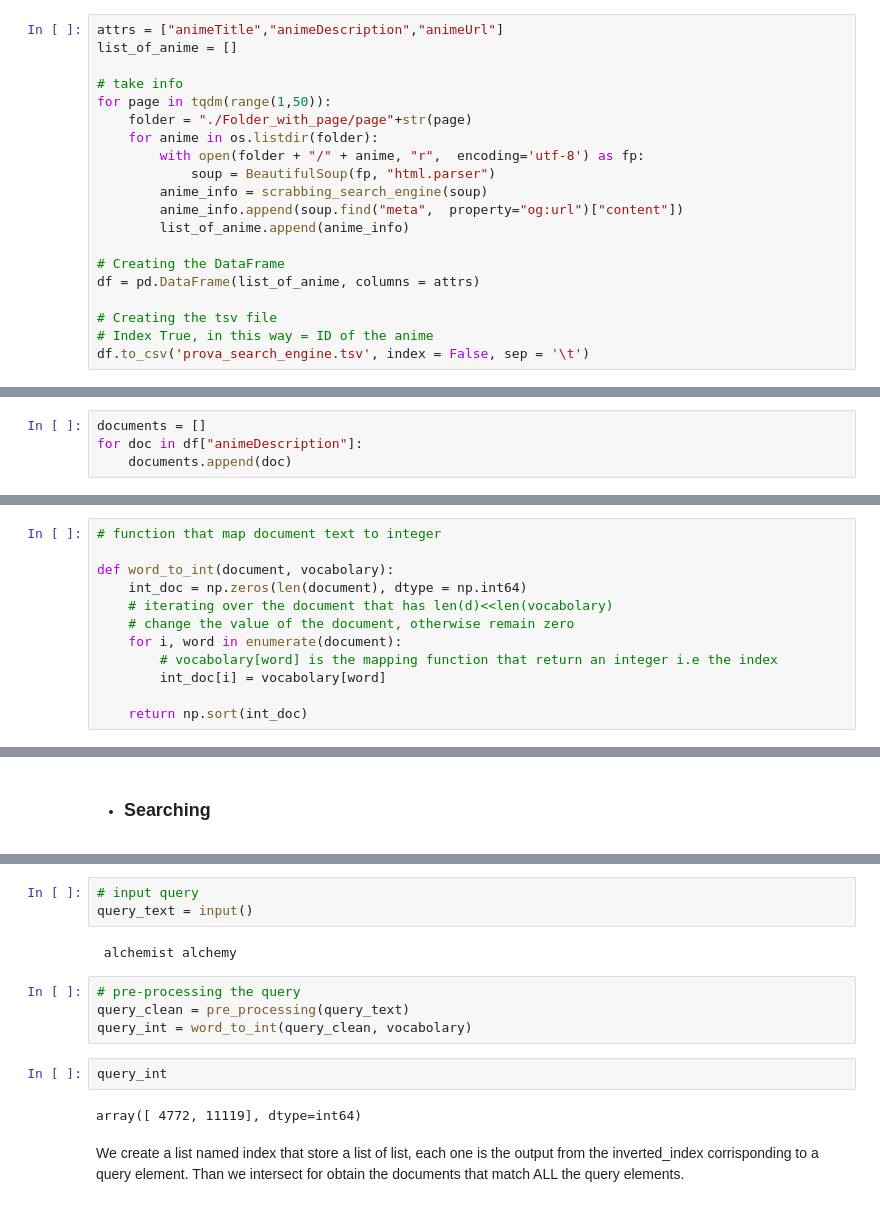
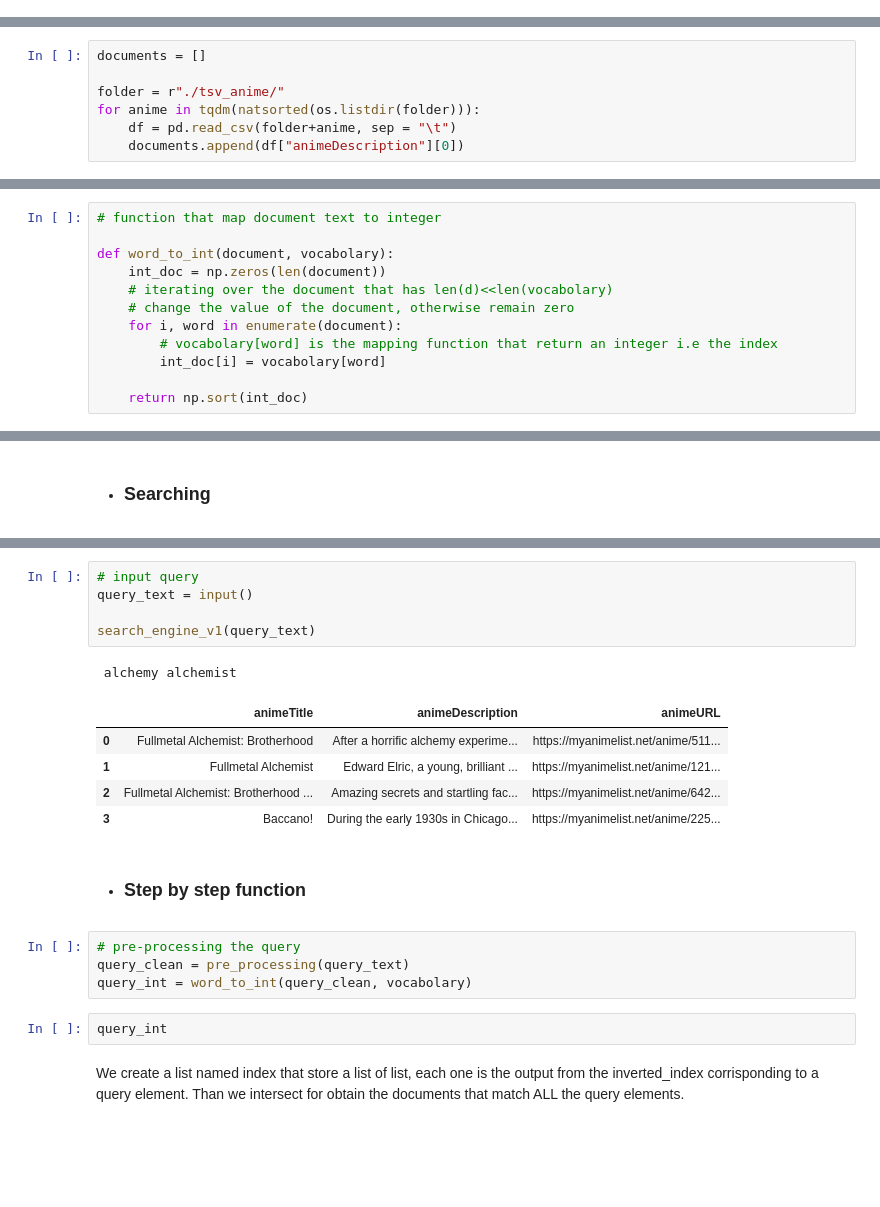
Before and after one commit to giulio-derasmo/Homework-3, a Jupyter notebook: Search_engine_final.ipynb, the cells around one changed output, grey strips where cells are left out. Drawn from its saved outputs; the diff is of its cells as text; blank space fills up the shorter version.

```diff
--- a/Search_engine_final.ipynb
+++ b/Search_engine_final.ipynb
@@ -24,23 +12,3 @@ def scrabbing_search_engine(soup):
-# %%
-attrs = ["animeTitle","animeDescription","animeUrl"]
-list_of_anime = []
-
-# take info
-for page in tqdm(range(1,50)):
-    folder = "./Folder_with_page/page"+str(page)
-    for anime in os.listdir(folder):
-        with open(folder + "/" + anime, "r",  encoding='utf-8') as fp:
-            soup = BeautifulSoup(fp, "html.parser")
-        anime_info = scrabbing_search_engine(soup)
-        anime_info.append(soup.find("meta",  property="og:url")["content"])
-        list_of_anime.append(anime_info)
-
-# Creating the DataFrame
-df = pd.DataFrame(list_of_anime, columns = attrs)
-
-# Creating the tsv file
-# Index True, in this way = ID of the anime
-df.to_csv('prova_search_engine.tsv', index = False, sep = '\t')
 # %% [markdown]
 # Creating the Search Engine
 # %% [markdown]
@@ -48,5 +16,8 @@ First of all lets gather all the documents in one list.
 * documents: lists of document. Each document correspond to an anime description.
 # %%
 documents = []
-for doc in df["animeDescription"]:
-    documents.append(doc)
+
+folder = r"./tsv_anime/"
+for anime in tqdm(natsorted(os.listdir(folder))):
+    df = pd.read_csv(folder+anime, sep = "\t")
+    documents.append(df["animeDescription"][0])
@@ -298,7 +274,7 @@ We will use numpy array for time optimitation.
 # function that map document text to integer
 
 def word_to_int(document, vocabolary):
-    int_doc = np.zeros(len(document), dtype = np.int64)
+    int_doc = np.zeros(len(document))
     # iterating over the document that has len(d)<<len(vocabolary)
     # change the value of the document, otherwise remain zero
     for i, word in enumerate(document):
@@ -353,16 +389,23 @@ file.close()
 # %%
 # input query
 query_text = input()
+
+search_engine_v1(query_text)
 # %% [output]
- alchemist alchemy
+ alchemy alchemist
+|  | animeTitle | animeDescription | animeURL |
+| 0 | Fullmetal Alchemist: Brotherhood | After a horrific alchemy experime... | https://myanimelist.net/anime/511... |
+| 1 | Fullmetal Alchemist | Edward Elric, a young, brilliant ... | https://myanimelist.net/anime/121... |
+| 2 | Fullmetal Alchemist: Brotherhood ... | Amazing secrets and startling fac... | https://myanimelist.net/anime/642... |
+| 3 | Baccano! | During the early 1930s in Chicago... | https://myanimelist.net/anime/225... |
+# %% [markdown]
+* ### Step by step function
 # %%
 # pre-processing the query
 query_clean = pre_processing(query_text)
 query_int = word_to_int(query_clean, vocabolary)
 # %%
 query_int
-# %% [output]
-array([ 4772, 11119], dtype=int64)
 # %% [markdown]
 We create a list named index that store a list of list, each one is the output from the inverted_index corrisponding to a query element. Than we intersect for obtain the documents that match ALL the query elements.
 # %%
```
Also changed, not shown: parts of 72 cells of this notebook.
